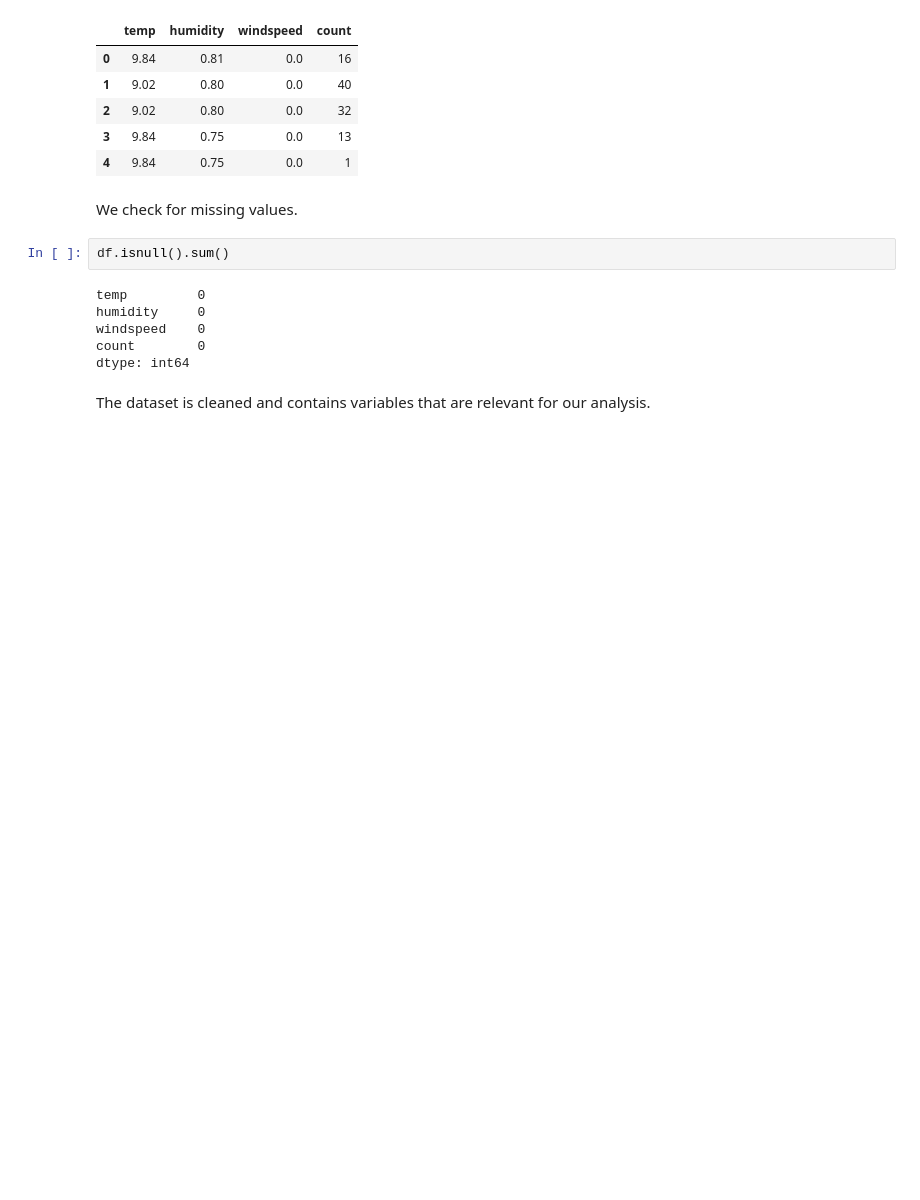
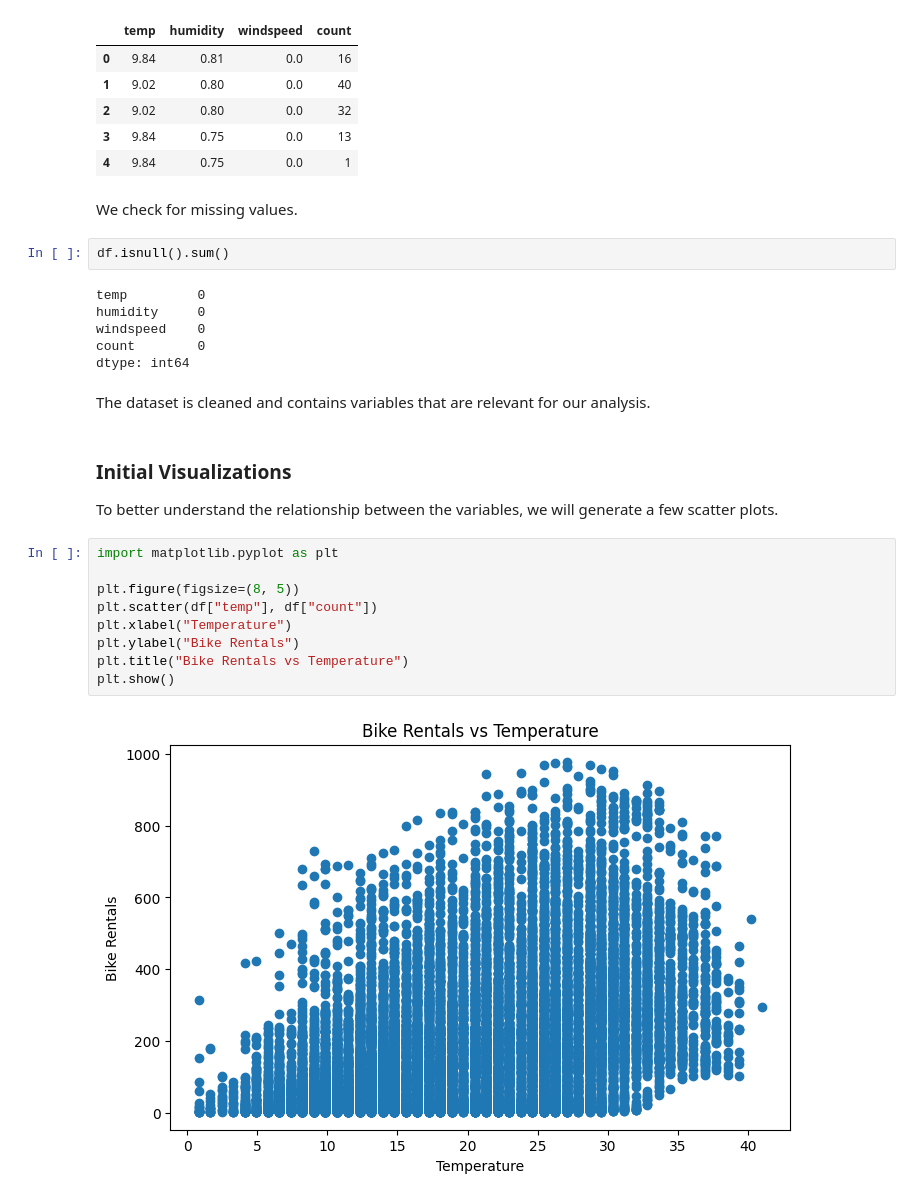
Before and after one commit to rumen111/data_science, a Jupyter notebook: data_science.ipynb, the cells around one changed output. Drawn from its saved outputs; the diff is of its cells as text; blank space fills up the shorter version.

Commit message:
Adding visualizations and initial impressions

```diff
--- a/data_science.ipynb
+++ b/data_science.ipynb
@@ -108,3 +108,18 @@ count        0
 dtype: int64
 # %% [markdown]
 The dataset is cleaned and contains variables that are relevant for our analysis.
+# %% [markdown]
+### Initial Visualizations
+
+To better understand the relationship between the variables, we will generate a few scatter plots.
+# %%
+import matplotlib.pyplot as plt
+
+plt.figure(figsize=(8, 5))
+plt.scatter(df["temp"], df["count"])
+plt.xlabel("Temperature")
+plt.ylabel("Bike Rentals")
+plt.title("Bike Rentals vs Temperature")
+plt.show()
+# %% [output]
+[figure, added]
```
Also changed, not shown: parts of 3 cells of this notebook.
